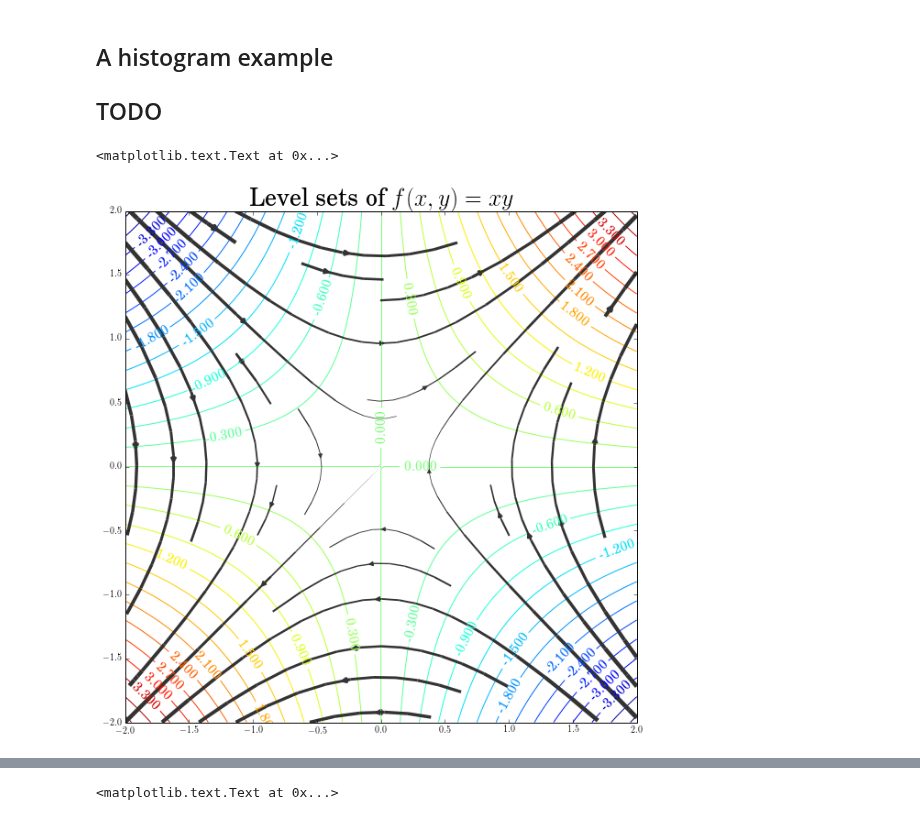
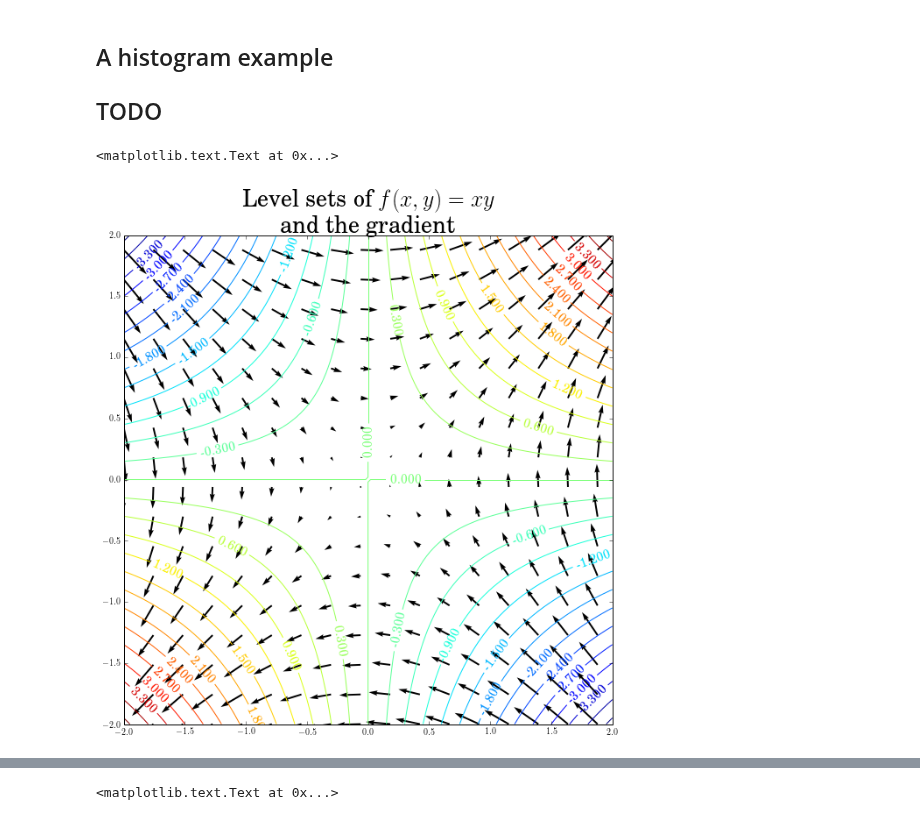
Before and after one commit to emkiley/physmath248_pilot, a Jupyter notebook: visualisation/plotting.overview.ipynb, the cells around one changed output, grey strips where cells are left out. Cells and saved outputs as stored; diff of their text form; code cells hidden in the pictures.

```diff
--- a/visualisation/plotting.overview.ipynb
+++ b/visualisation/plotting.overview.ipynb
@@ -225,38 +237,50 @@ ax.axis('equal')
 # %%
 ## a contour plot.  Let's try a typical multi-variable calculus
 ##  plot of level-sets and gradient vector field
 fig, ax = plt.subplots()
 fig.set_size_inches(10,10)
 
 import sympy as sp
 x,y = sp.symbols('x y')
 f = x*y
 #f = x**3-x*y**2
+#f = x**4-6*x**2*y**2+y**4
+## try a few of the others, these are the real part of z^n = (x+iy)^n for n=2,3,4.
 
 grad = [sp.diff(f,x), sp.diff(f,y)]
 
 import matplotlib.mlab as mlab
 Z = sp.lambdify( (x,y), f, "numpy")
 Zx = sp.lambdify( (x,y), grad[0], "numpy")
 Zy = sp.lambdify( (x,y), grad[1], "numpy")
 
 Y, X = np.mgrid[-2:2:100j, -2:2:100j] ## x and y coordinates of a 2-dimension array of points
  ## in the plane
 
 speed = np.sqrt(Zx(X,Y)**2 + Zy(X,Y)**2)
 mspd = speed.max()
 
 CP = plt.contour(X,Y,Z(X,Y), 30) ## 30 contours plotted.
 plt.clabel(CP, inline=1, fontsize=14) ## this add the level-set number to the curve
 
-## and the orthogonal gradient flows
-ax.streamplot(X, Y, Zx(X,Y), Zy(X,Y), color='0.2', density=0.5,
-              linewidth=5*(speed/mspd) )
+## the main tool for plotting vector fields is the quiver object
+## it allows you to set a variety of properties of the vectors
+##  pivot is where you centre your plotted vector, i.e. do you put the tail, head or
+##  some other point at the X,Y coordinate for the vector field Zx(X,Y), Zy(X,Y)
+Xs = X[::6,::6]
+Ys = Y[::6,::6]
+ax.quiver(Xs,Ys,Zx(Xs,Ys), Zy(Xs,Ys), scale_units='xy', scale=10)
 
-plt.title("Level sets of $"+sp.latex(sp.Eq(sp.Symbol('f(x,y)'), f) )+"$", fontsize=26)
+## I find the flow lines easier to process than the actual
+##  vector field.  streamplot gives us the flow lines.
+#ax.streamplot(X, Y, Zx(X,Y), Zy(X,Y), color='0.2', density=0.5,
+#              linewidth=5*(speed/mspd) )
+
+plt.title("Level sets of $"+sp.latex(sp.Eq(sp.Symbol('f(x,y)'), f) )+"$\n"
+          "and the gradient", fontsize=26)
 # %% [output]
 <matplotlib.text.Text at 0x...>
-[figure, old version]
+[figure, new version]
 # %%
 ## a pie chart, using the xkcd style
 
```
Also changed, not shown: parts of 4 cells of this notebook, 1 other file.
